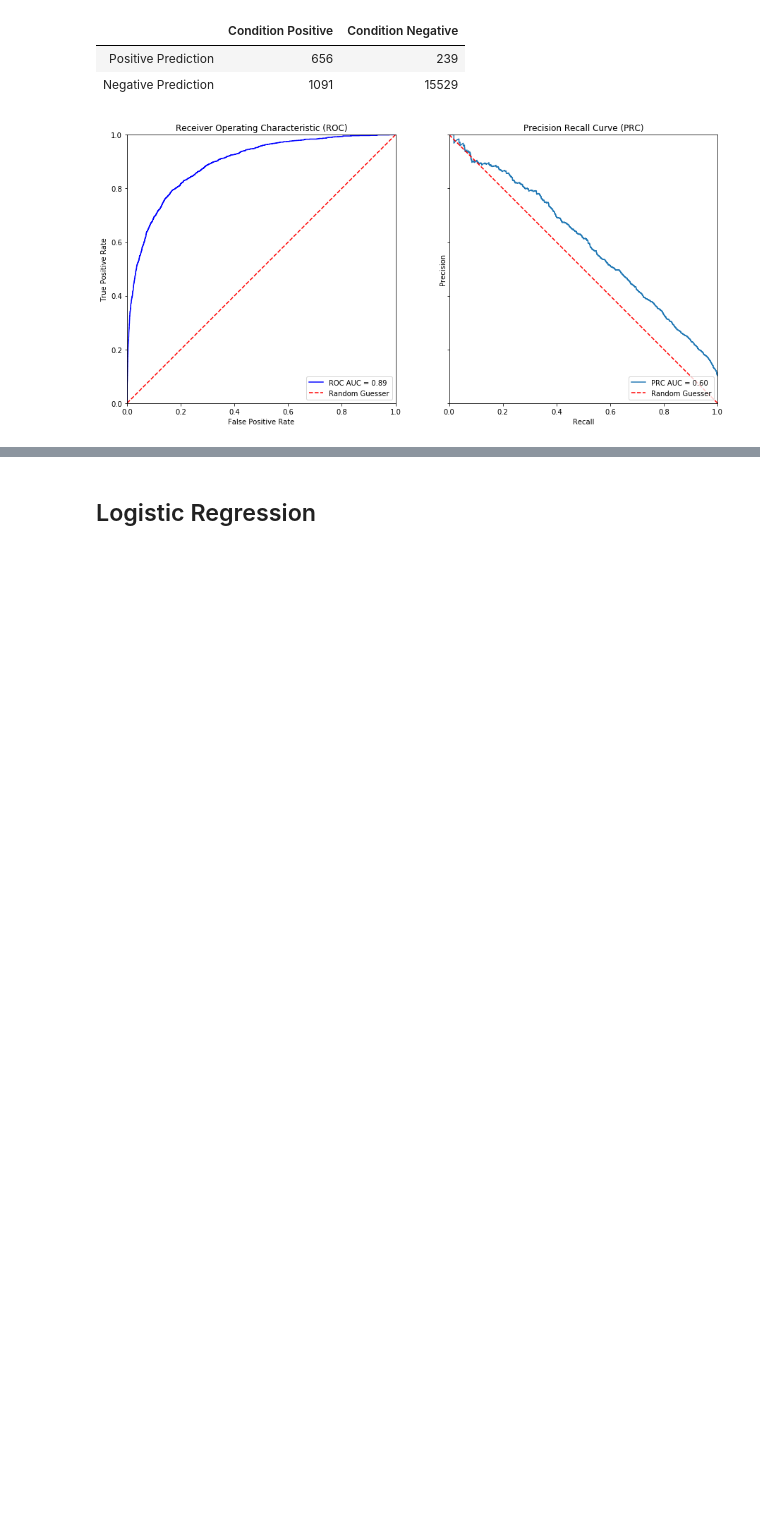
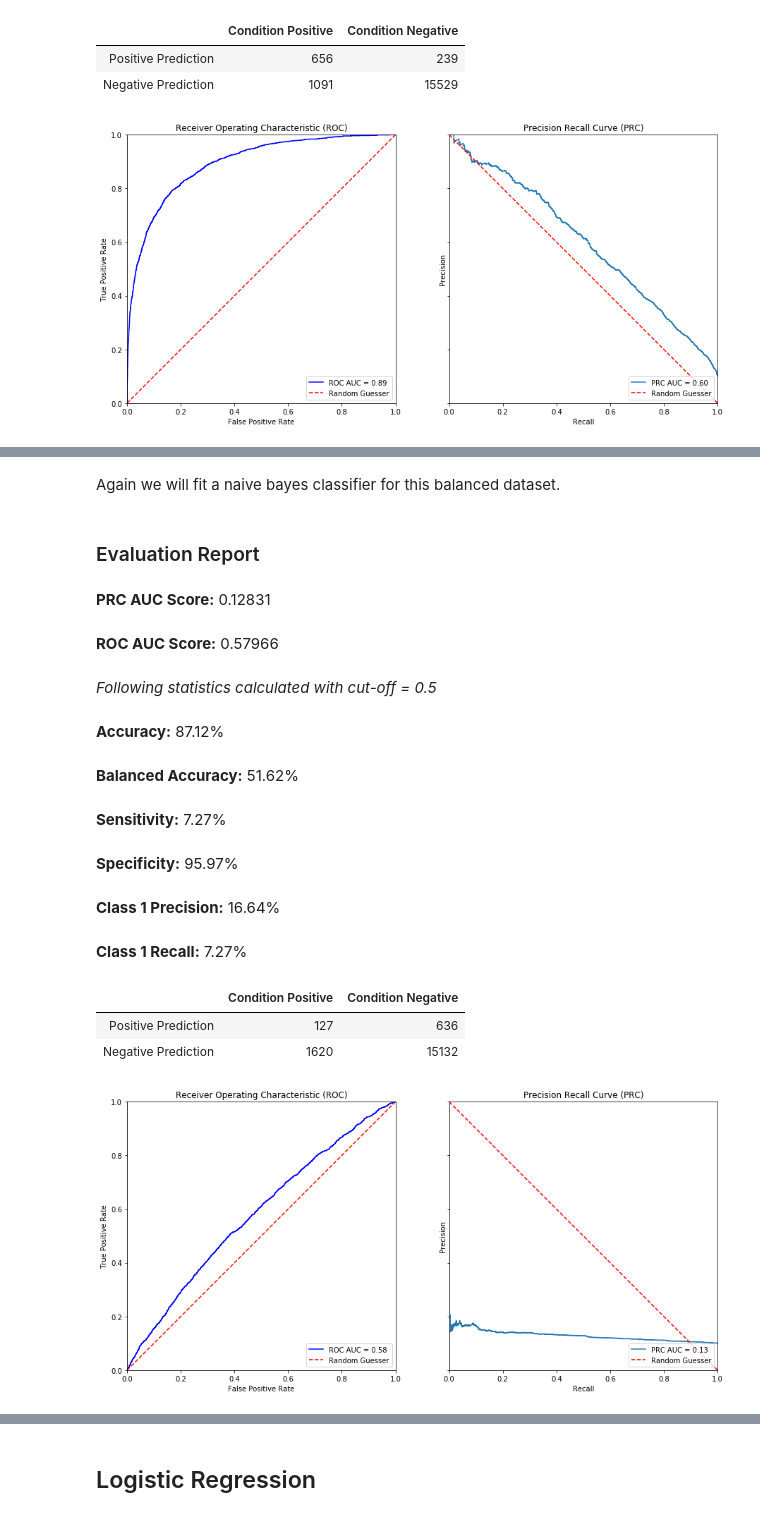
Before and after one commit to JakobGM/machine-learning-course, a Jupyter notebook: project/full_report.ipynb, the cells around one changed output, grey strips where cells are left out. Drawn from its saved outputs; the diff is of its cells as text; code cells hidden in the pictures; blank space fills up the shorter version.

Commit message:
add models from berild into full_report file

```diff
--- a/project/full_report.ipynb
+++ b/project/full_report.ipynb
@@ -704,0 +711,9 @@ __Class 1 Recall:__ 37.55%
+# %%
+from imblearn.over_sampling import SMOTE
+os = SMOTE(random_state=0)
+os_features,os_response=os.fit_sample(data.train_split.X, data.train_split.y)
+print("length of oversampled data is ",len(os_features))
+print("Number of 0 labels in oversampled data",len(os_response[os_response==0]))
+print("Number of 1 labels",len(os_response[os_response==1]))
+print("Proportion of 0 labels in oversampled data is ",len(os_response[os_response==0])/len(os_features))
+print("Proportion of 1 labels in oversampled data is ",len(os_response[os_response==1])/len(os_features))
@@ -704,0 +727,25 @@ __Class 1 Recall:__ 37.55%
+# %% [markdown]
+Again we will fit a naive bayes classifier for this balanced dataset.
+# %%
+gnb_os = GaussianNB()
+gnb_model_os = gnb_os.fit(os_features, os_response)
+# %%
+y_pred = gnb_model_os.predict_proba(data.test_split.X)
+# %%
+data.evaluate(y_pred,plot_roc = True)
+# %% [output]
+### Evaluation Report
+__PRC AUC Score:__ 0.12831
+__ROC AUC Score:__ 0.57966
+
+_Following statistics calculated with cut-off = 0.5_
+__Accuracy:__ 87.12%
+__Balanced Accuracy:__ 51.62%
+__Sensitivity:__ 7.27%
+__Specificity:__ 95.97%
+__Class 1 Precision:__ 16.64%
+__Class 1 Recall:__ 7.27%
+|  | Condition Positive | Condition Negative |
+| Positive Prediction | 127 | 636 |
+| Negative Prediction | 1620 | 15132 |
+[figure, added]
```
Also changed, not shown: parts of 24 cells of this notebook, 1 other file.
